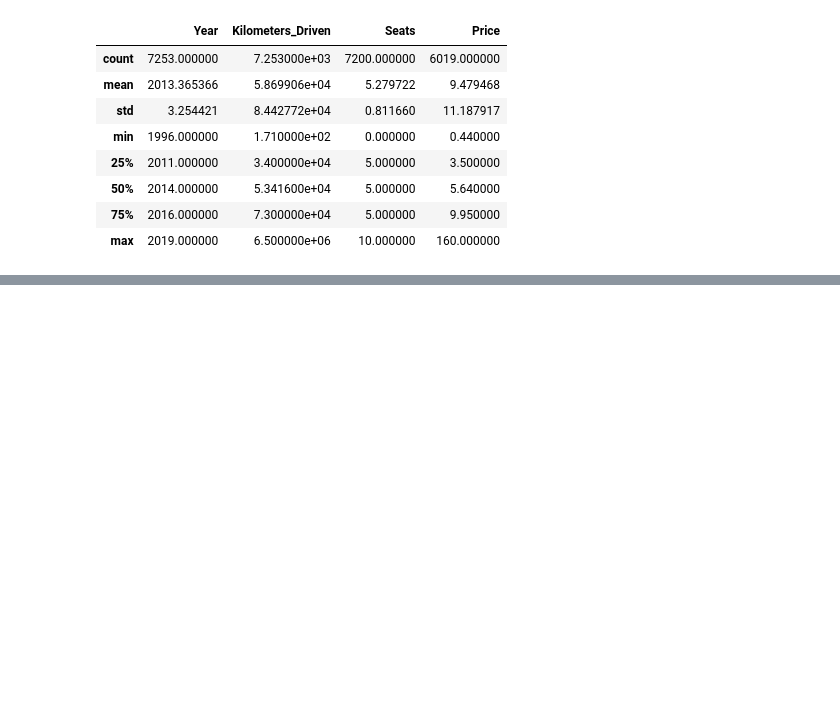
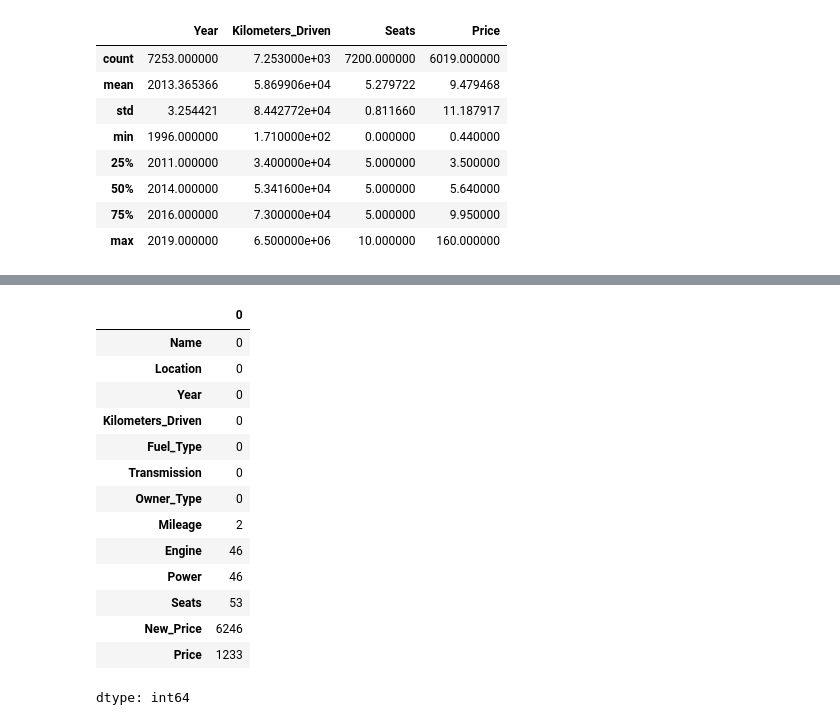
Before and after one commit to sr606/Machine_Learning_CaseStudies, a Jupyter notebook: Cars24_EDA.ipynb, the cells around one changed output, grey strips where cells are left out. Cells and saved outputs as stored; diff of their text form; code cells hidden in the pictures; blank space fills up the shorter version.

```diff
--- a/Cars24_EDA.ipynb
+++ b/Cars24_EDA.ipynb
@@ -103,0 +137,19 @@ df.describe()
+# %%
+#check for missing values
+df.isnull().sum()
+# %% [output]
+|  | 0 |
+| Name | 0 |
+| Location | 0 |
+| Year | 0 |
+| Kilometers_Driven | 0 |
+| Fuel_Type | 0 |
+| Transmission | 0 |
+| Owner_Type | 0 |
+| Mileage | 2 |
+| Engine | 46 |
+| Power | 46 |
+| Seats | 53 |
+| New_Price | 6246 |
+| Price | 1233 |
+dtype: int64
```
Also changed, not shown: parts of 8 cells of this notebook.
